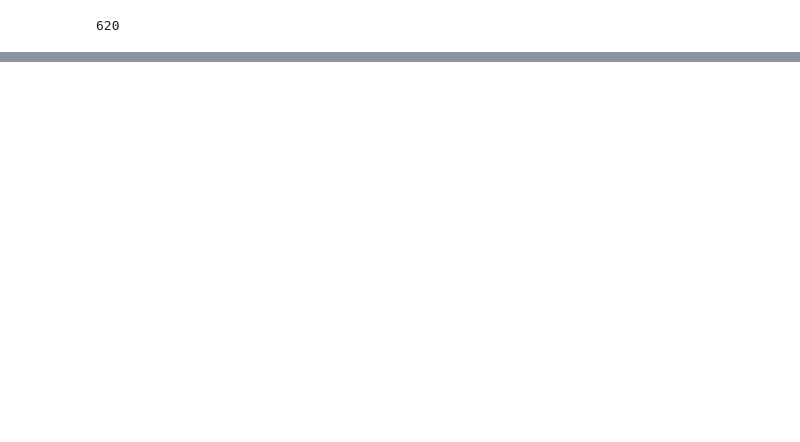
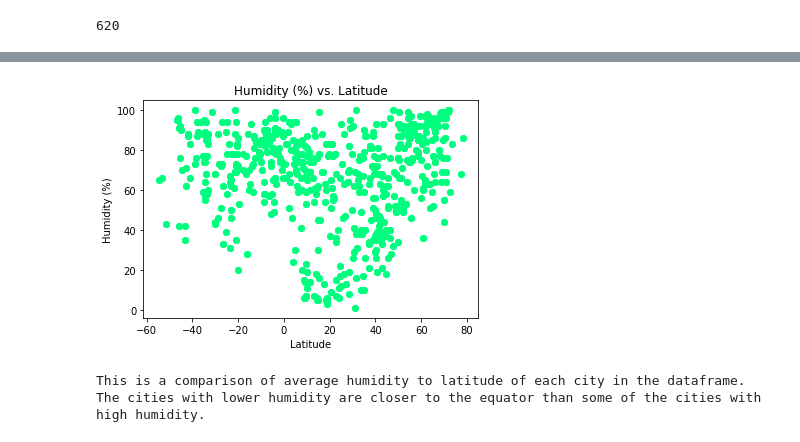
Before and after one commit to KStrange89/Weather-Analysis, a Jupyter notebook: Weatherpy/Weather.ipynb, the cells around one changed output, grey strips where cells are left out. Saved outputs shown, nothing was run; the diff lists cells and outputs as text; code cells hidden in the pictures; blank space fills up the shorter version.

```diff
--- a/Weatherpy/Weather.ipynb
+++ b/Weatherpy/Weather.ipynb
@@ -39,0 +153,18 @@ len(cities)
+# %%
+# hum v lat
+
+y_values = weather_df['Humidity']
+
+plt.scatter(x_values, y_values, color = 'springgreen')
+plt.xlabel('Latitude')
+plt.ylabel('Humidity (%)')
+plt.title('Humidity (%) vs. Latitude')
+plt.tight_layout
+plt.show()
+
+print('This is a comparison of average humidity to latitude of each city in the dataframe.')
+print('The cities with lower humidity are closer to the equator than some of the cities with high humidity.')
+# %% [output]
+[figure, added]
+This is a comparison of average humidity to latitude of each city in the dataframe.
+The cities with lower humidity are closer to the equator than some of the cities with high humidity.
```
Also changed, not shown: parts of 19 cells of this notebook.
